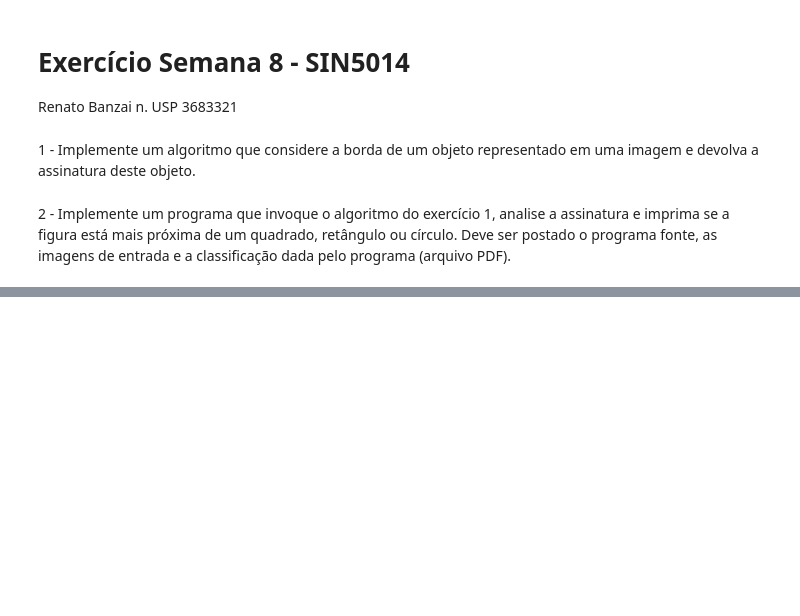
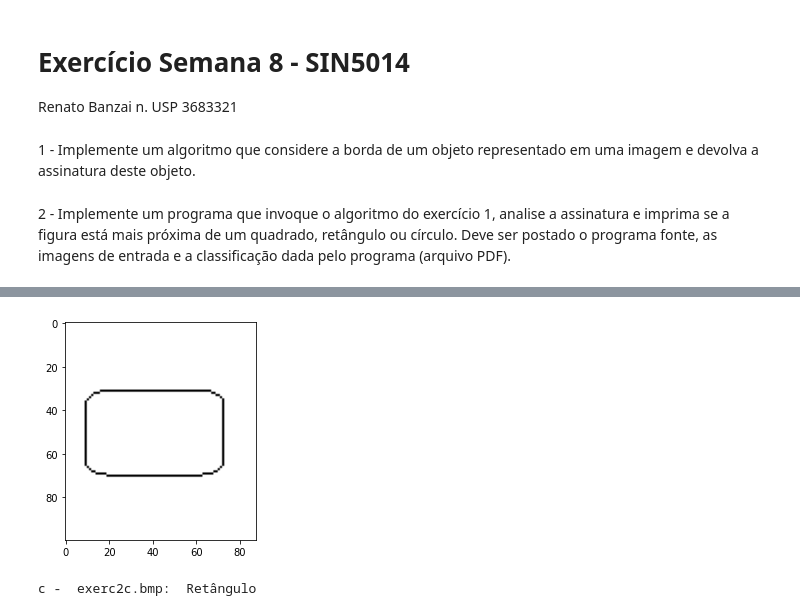
Before and after one commit to renatobanzai/sin5014_ex02, a Jupyter notebook: renatobanzai_aula08.ipynb, the cells around one changed output, grey strips where cells are left out. Drawn from its saved outputs; the diff is of its cells as text; code cells hidden in the pictures; blank space fills up the shorter version.

```diff
--- a/renatobanzai_aula08.ipynb
+++ b/renatobanzai_aula08.ipynb
@@ -128,0 +153,11 @@ def get_object_shape_by_signature(signature):
+# %%
+imgc = cv2.imread("exerc2c.bmp", 0)
+centroid_xc, centroid_yc = get_image_centroid(imgc)
+signc = get_signature(imgc, centroid_xc, centroid_yc, 8)
+plt.imshow(imgc, cmap="gray")
+plt.show()
+# get the object shape and show below the image
+print("c - ", "exerc2c.bmp: ", get_object_shape_by_signature(signc))
+# %% [output]
+[figure, added]
+c -  exerc2c.bmp:  Retângulo
```
Also changed, not shown: parts of 13 cells of this notebook.
